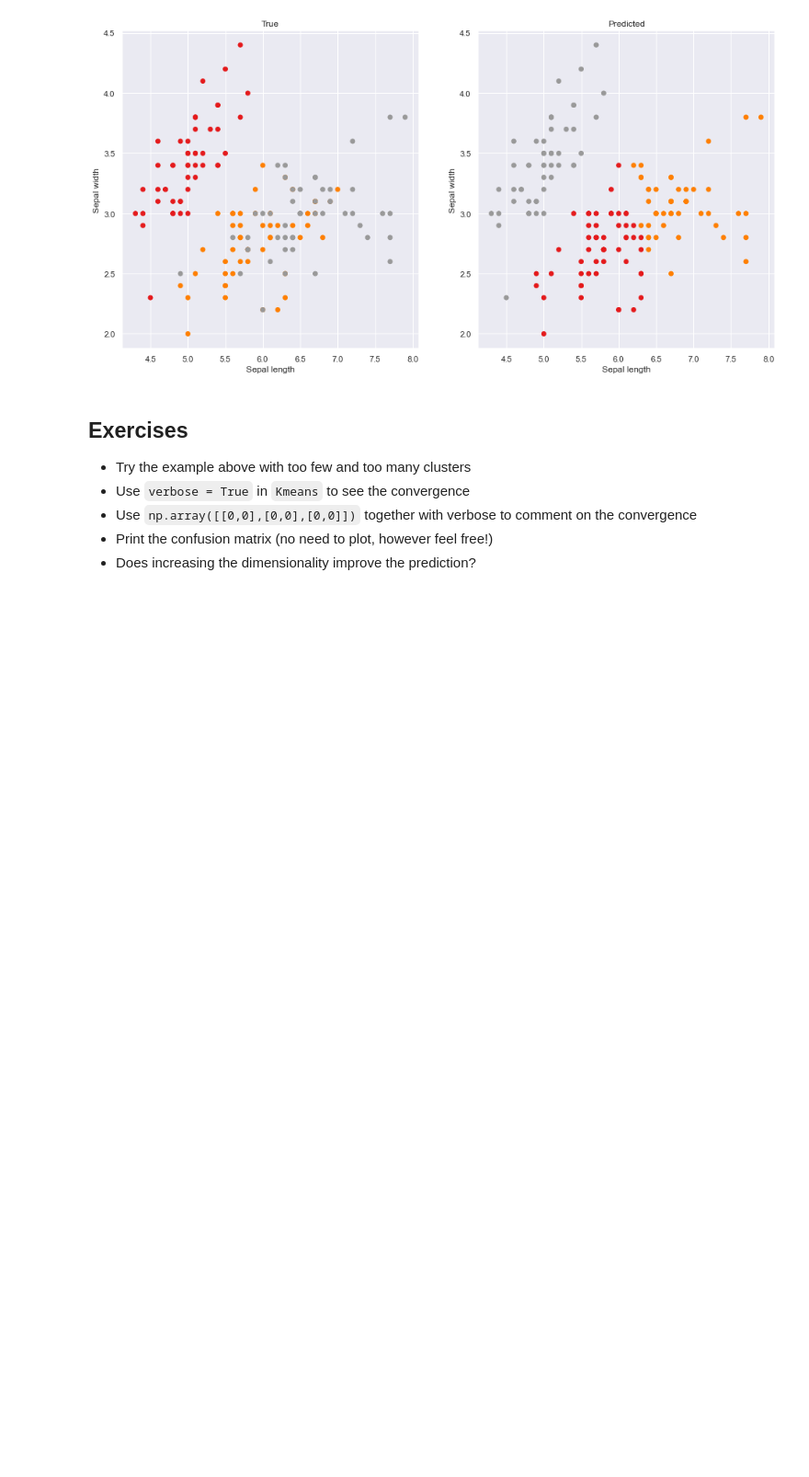
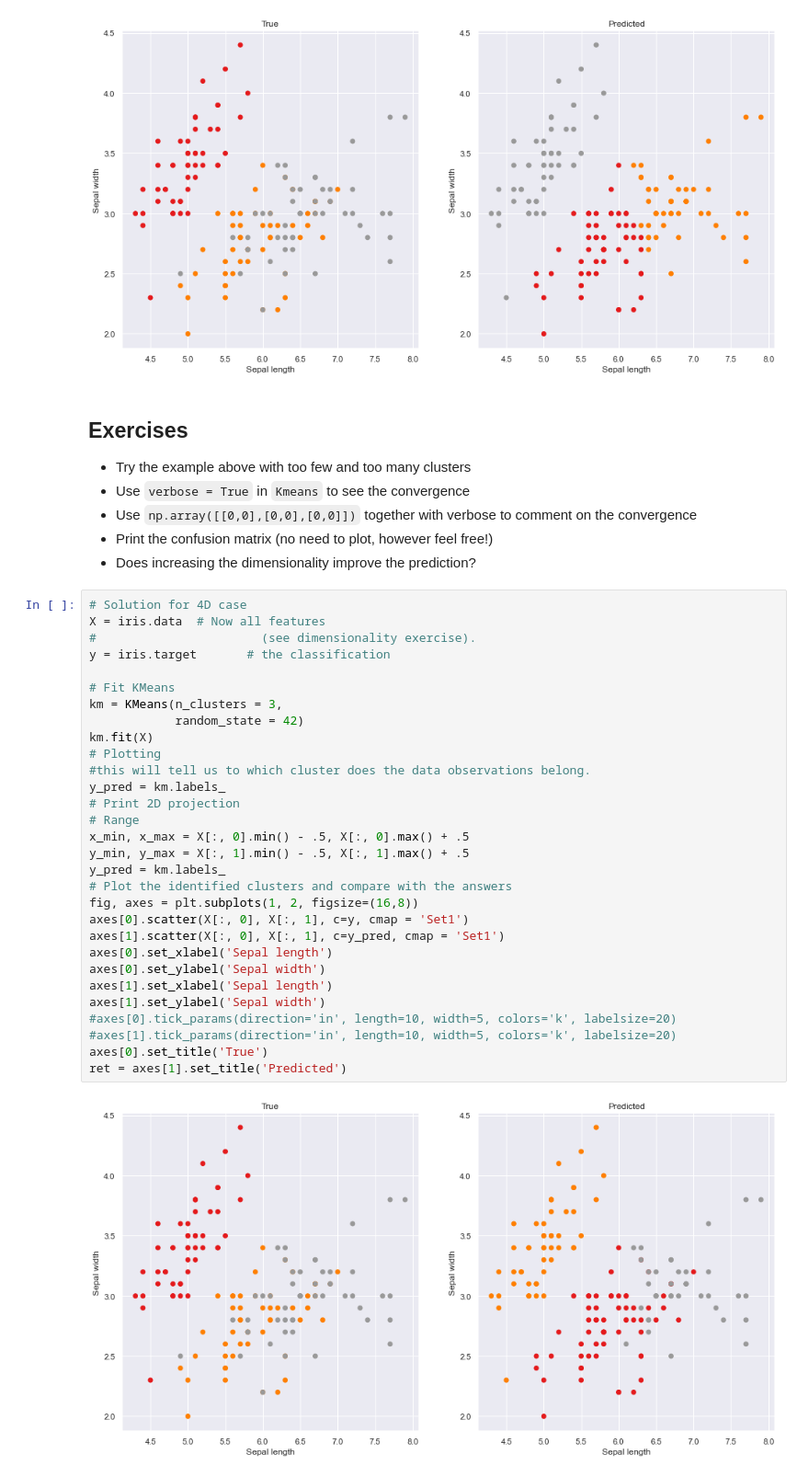
Before and after one commit to RailProfAC/data-science-for-engineers, a Jupyter notebook: AIMethods/SVM-and-KMeans.ipynb, the cells around one changed output. Shown: that part at 92% size. Drawn from its saved outputs; the diff is of its cells as text; blank space fills up the shorter version.

````diff
--- a/AIMethods/SVM-and-KMeans.ipynb
+++ b/AIMethods/SVM-and-KMeans.ipynb
@@ -286,3 +294,35 @@ Text(0.5, 1.0, 'Predicted')
 - Use ```np.array([[0,0],[0,0],[0,0]])``` together with verbose to comment on the convergence
 - Print the confusion matrix (no need to plot, however feel free!)
 - Does increasing the dimensionality improve the prediction?
+# %%
+# Solution for 4D case
+X = iris.data  # Now all features
+#                       (see dimensionality exercise).
+y = iris.target       # the classification
+
+# Fit KMeans
+km = KMeans(n_clusters = 3,
+            random_state = 42)
+km.fit(X)
+# Plotting
+#this will tell us to which cluster does the data observations belong.
+y_pred = km.labels_
+# Print 2D projection
+# Range
+x_min, x_max = X[:, 0].min() - .5, X[:, 0].max() + .5
+y_min, y_max = X[:, 1].min() - .5, X[:, 1].max() + .5
+y_pred = km.labels_
+# Plot the identified clusters and compare with the answers
+fig, axes = plt.subplots(1, 2, figsize=(16,8))
+axes[0].scatter(X[:, 0], X[:, 1], c=y, cmap = 'Set1')
+axes[1].scatter(X[:, 0], X[:, 1], c=y_pred, cmap = 'Set1')
+axes[0].set_xlabel('Sepal length')
+axes[0].set_ylabel('Sepal width')
+axes[1].set_xlabel('Sepal length')
+axes[1].set_ylabel('Sepal width')
+#axes[0].tick_params(direction='in', length=10, width=5, colors='k', labelsize=20)
+#axes[1].tick_params(direction='in', length=10, width=5, colors='k', labelsize=20)
+axes[0].set_title('True')
+ret = axes[1].set_title('Predicted')
+# %% [output]
+[figure, added]
````
Also changed, not shown: parts of 7 cells of this notebook, 7 other files.
